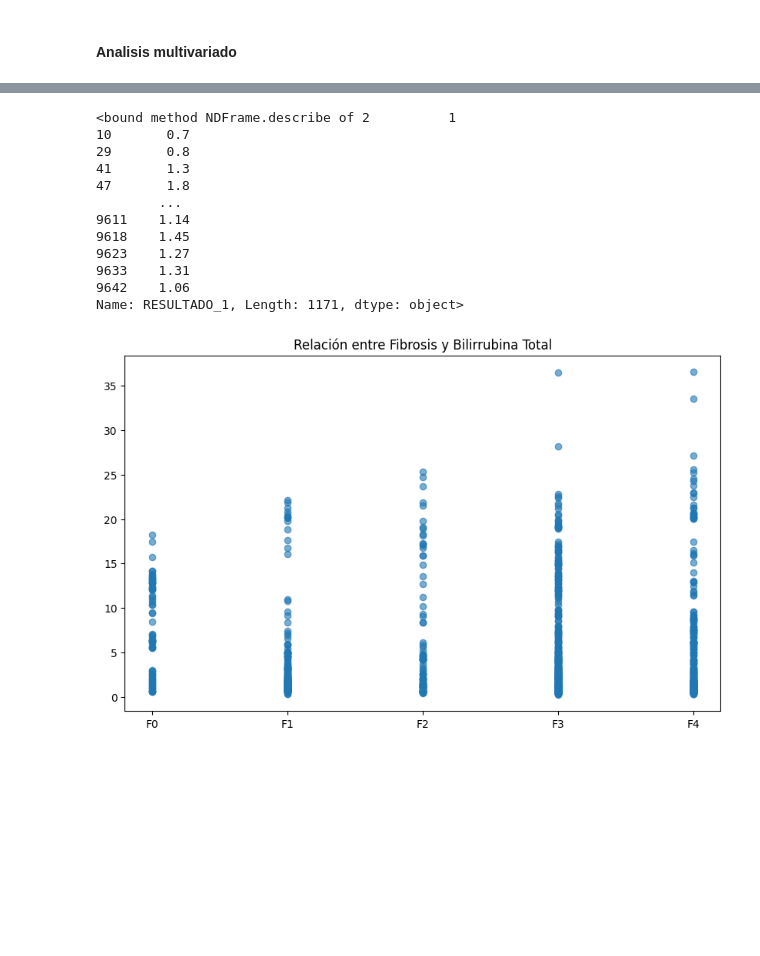
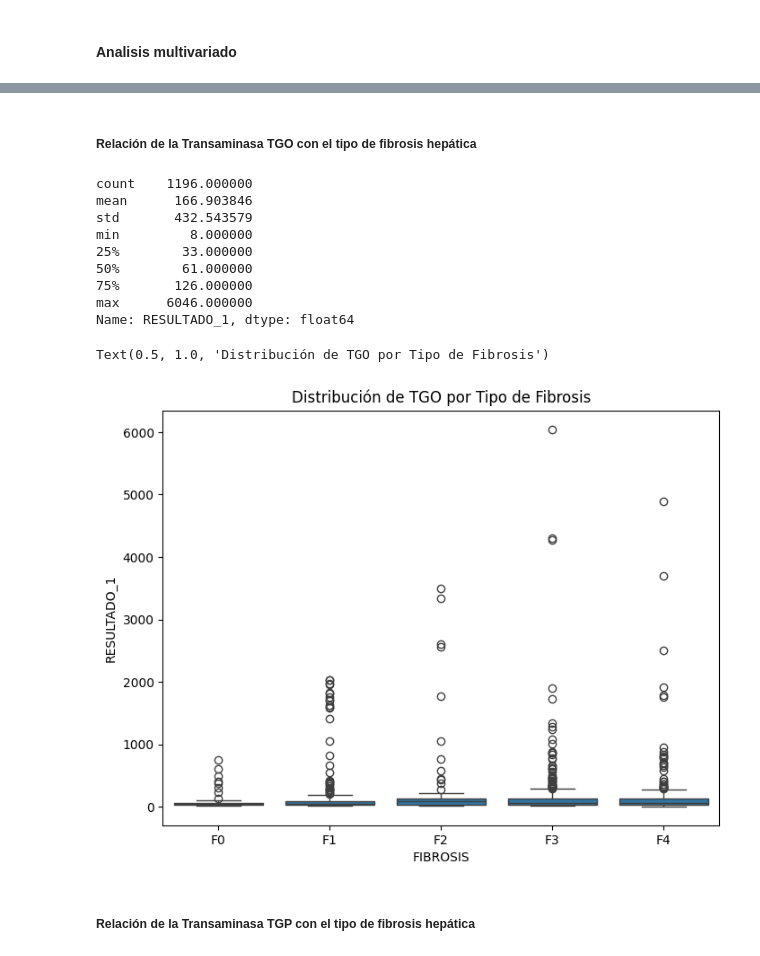
Before and after one commit to Carlos-301/Proyecto_Final_Applied_Data_Science, a Jupyter notebook: Notebooks/EDA.ipynb, the cells around one changed output, grey strips where cells are left out. Saved outputs shown, nothing was run; the diff lists cells and outputs as text; code cells hidden in the pictures; blank space fills up the shorter version.

Commit message:
Cruce data/personales, laboratorio/personales

```diff
--- a/Notebooks/EDA.ipynb
+++ b/Notebooks/EDA.ipynb
@@ -113,6 +113,10 @@ labs.head()
 | 2 | 1 | 2017-07-30 08:53:38 | BILIRRUBINA TOTAL | 0-1 | F0 | 1 | BILIRRUBINAS | 1 |
 | 3 | 36 | 2017-07-30 08:53:38 | GAMMA GLUTAMIL TRANSFERASA (GGT) | 0-1 | F0 | 1 | GAMMA GLUTAMIL TRANSFERASA (GGT) | 36 |
 | 4 | 1.07 | 2017-07-30 08:53:38 | INR | 0-1 | F0 | 1 | TIEMPO DE PROTROMBINA [PT] | 1.07 |
+# %%
+labs.drop(columns="RESULTADO_2", inplace=True)
+# %%
+labs['RESULTADO_1'] = pd.to_numeric(labs['RESULTADO_1'], errors='coerce')
 # %% [markdown]
 #### Analisis univariado
 # %%
@@ -184,23 +234,26 @@ df2 = labs[labs['PRUEBA'] == 'BILIRRUBINA TOTAL']
+# %% [markdown]
+##### Relación de la Transaminasa TGO con el tipo de fibrosis hepática
+# %%
+df2 = labs[labs['PRUEBA'] == 'TRANSAMINASA GLUTAMICO OXALACETICA O ASPARTATO AMINO TRANSFERASA (TGO-AST)']
 # %%
-df2["RESULTADO_1"].describe
+df2['RESULTADO_1'].describe()
 # %% [output]
-<bound method NDFrame.describe of 2          1
-10       0.7
-29       0.8
-41       1.3
-47       1.8
-        ...
-9611    1.14
-9618    1.45
-9623    1.27
-9633    1.31
-9642    1.06
-Name: RESULTADO_1, Length: 1171, dtype: object>
+count    1196.000000
+mean      166.903846
+std       432.543579
+min         8.000000
+25%        33.000000
+50%        61.000000
+75%       126.000000
+max      6046.000000
+Name: RESULTADO_1, dtype: float64
 # %%
 # Vamos a ver como se relaciona el resultado de la prueba de Bilirrubina total con el tipo de Fibrosis
-plt.figure(figsize=(10, 6))
-plt.scatter(df2['FIBROSIS'], df2['RESULTADO_1'], alpha=0.6)
-plt.title('Relación entre Fibrosis y Bilirrubina Total')
-plt.show()
+plt.figure(figsize=(8, 6))
+sns.boxplot(data=df2, x='FIBROSIS', y='RESULTADO_1')
+plt.title('Distribución de TGO por Tipo de Fibrosis')
 # %% [output]
+Text(0.5, 1.0, 'Distribución de TGO por Tipo de Fibrosis')
-[figure, old version]
+[figure, new version]
+# %% [markdown]
+##### Relación de la Transaminasa TGP con el tipo de fibrosis hepática
```
Also changed, not shown: parts of 26 cells of this notebook.
